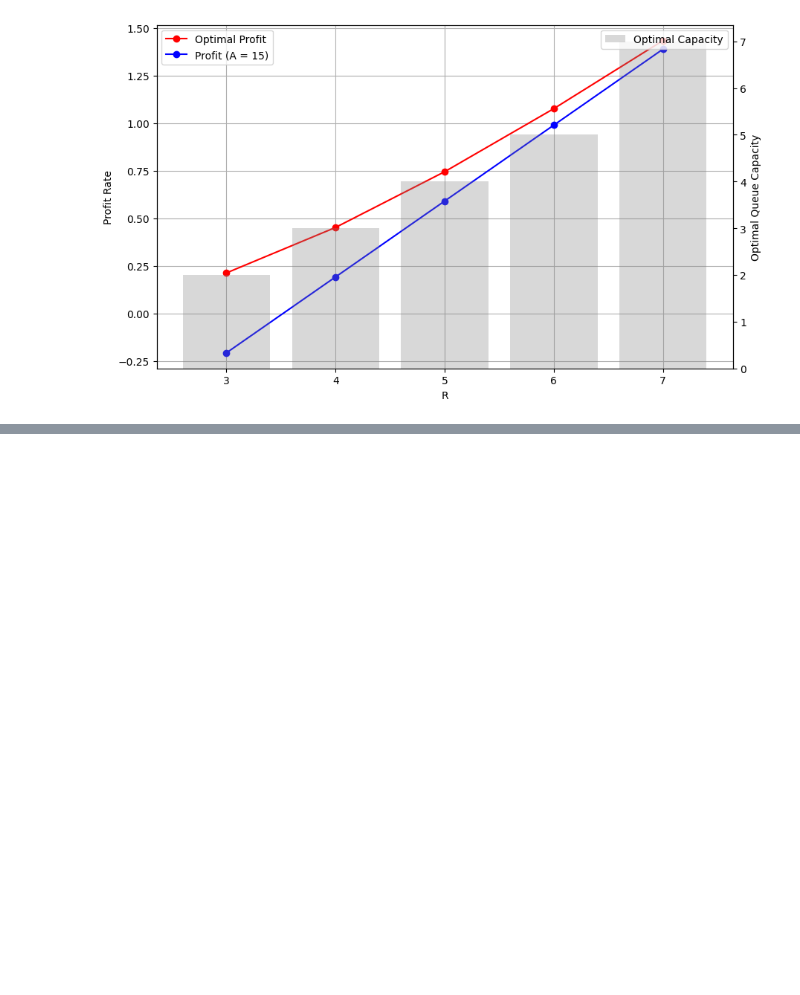
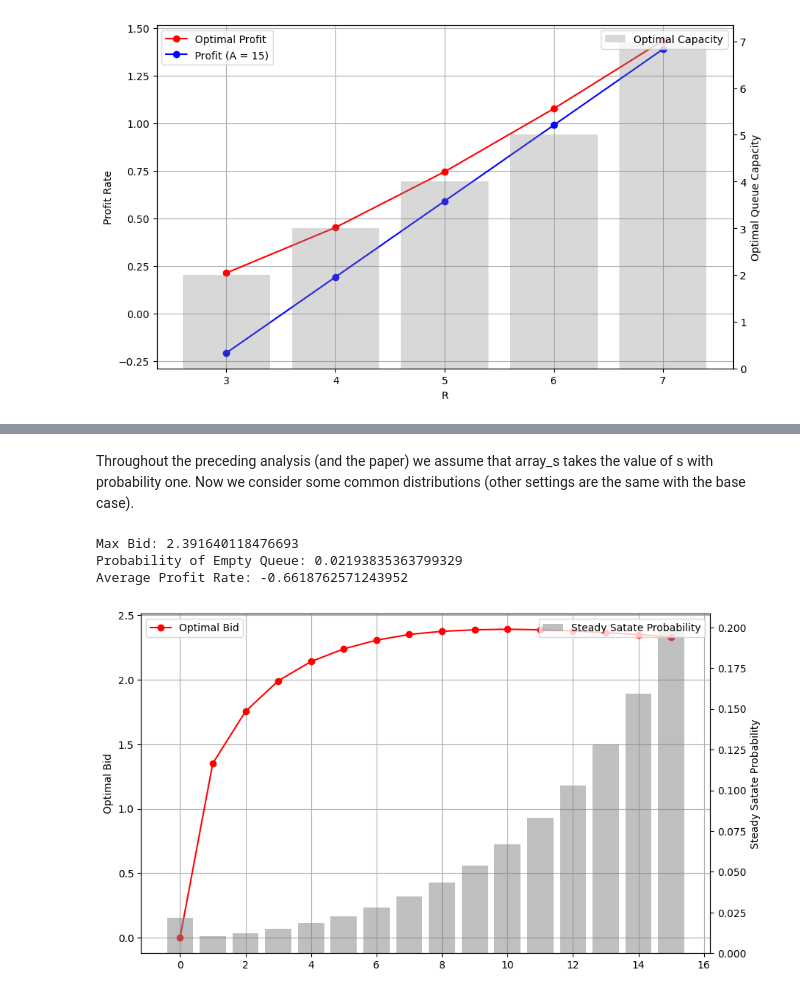
Before and after one commit to M1ngX/BUSS3627-Project, a Jupyter notebook: project.ipynb, the cells around one changed output, grey strips where cells are left out. Drawn from its saved outputs; the diff is of its cells as text; code cells hidden in the pictures; blank space fills up the shorter version.

```diff
--- a/project.ipynb
+++ b/project.ipynb
@@ -337,0 +399,18 @@ sensivity_analysis(r_list, param_name, max_A)
+# %% [markdown]
+Throughout the preceding analysis (and the paper) we assume that array_s takes the value of s with probability one. Now we consider some common distributions (other settings are the same with the base case).
+# %%
+A = 15
+mu = 1.0
+lam = 0.2
+r = 5.0
+c = 0.2
+gamma = 1.0
+
+# Using a uniform distribution for array_s
+array_s = np.array([0] + [1 / A] * A)
+base_case_analysis(array_s, r, mu, c, lam, A, gamma)
+# %% [output]
+Max Bid: 2.391640118476693
+Probability of Empty Queue: 0.02193835363799329
+Average Profit Rate: -0.6618762571243952
+[figure, added]
```
Also changed, not shown: parts of 11 cells of this notebook, 1 other file.
